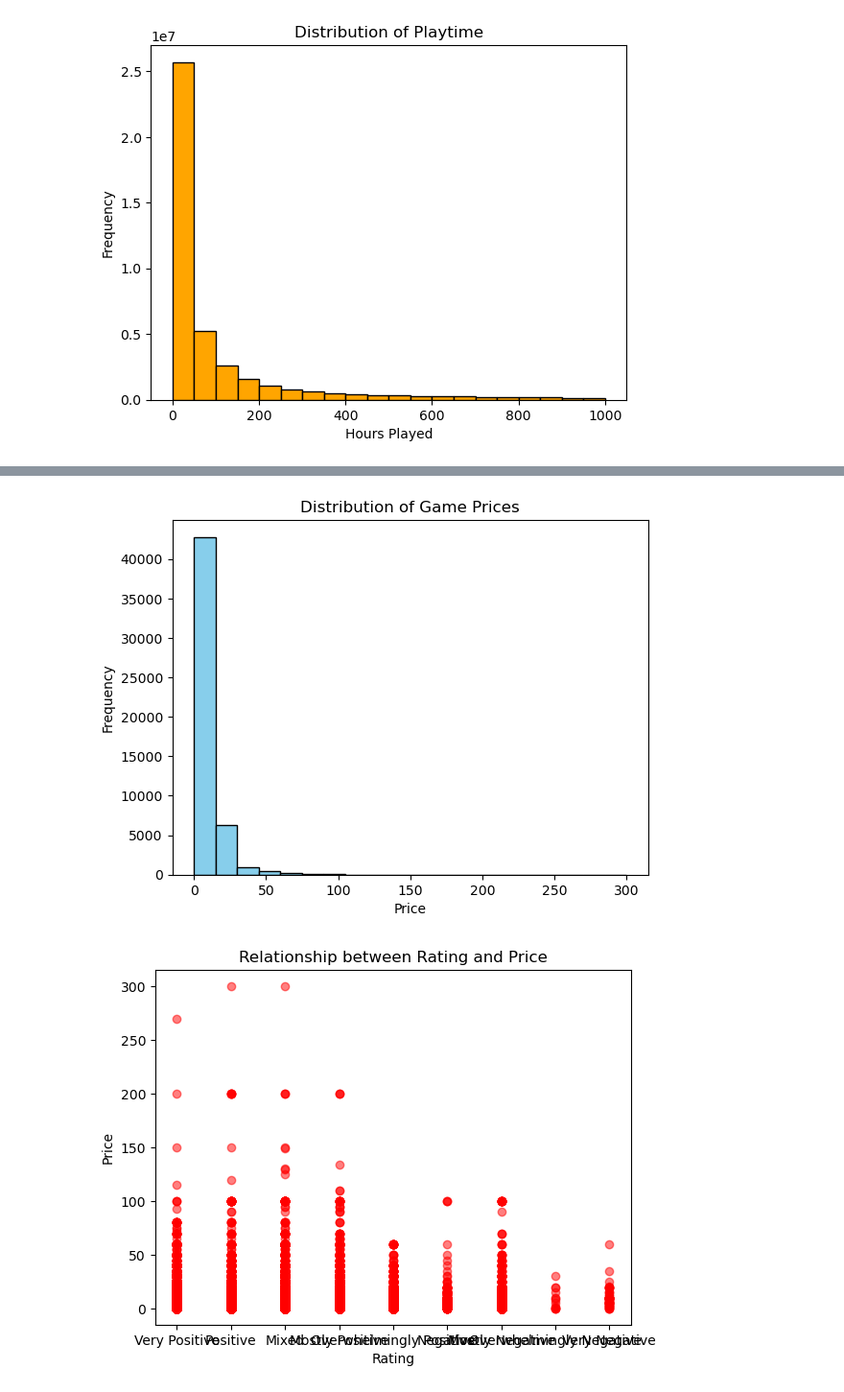
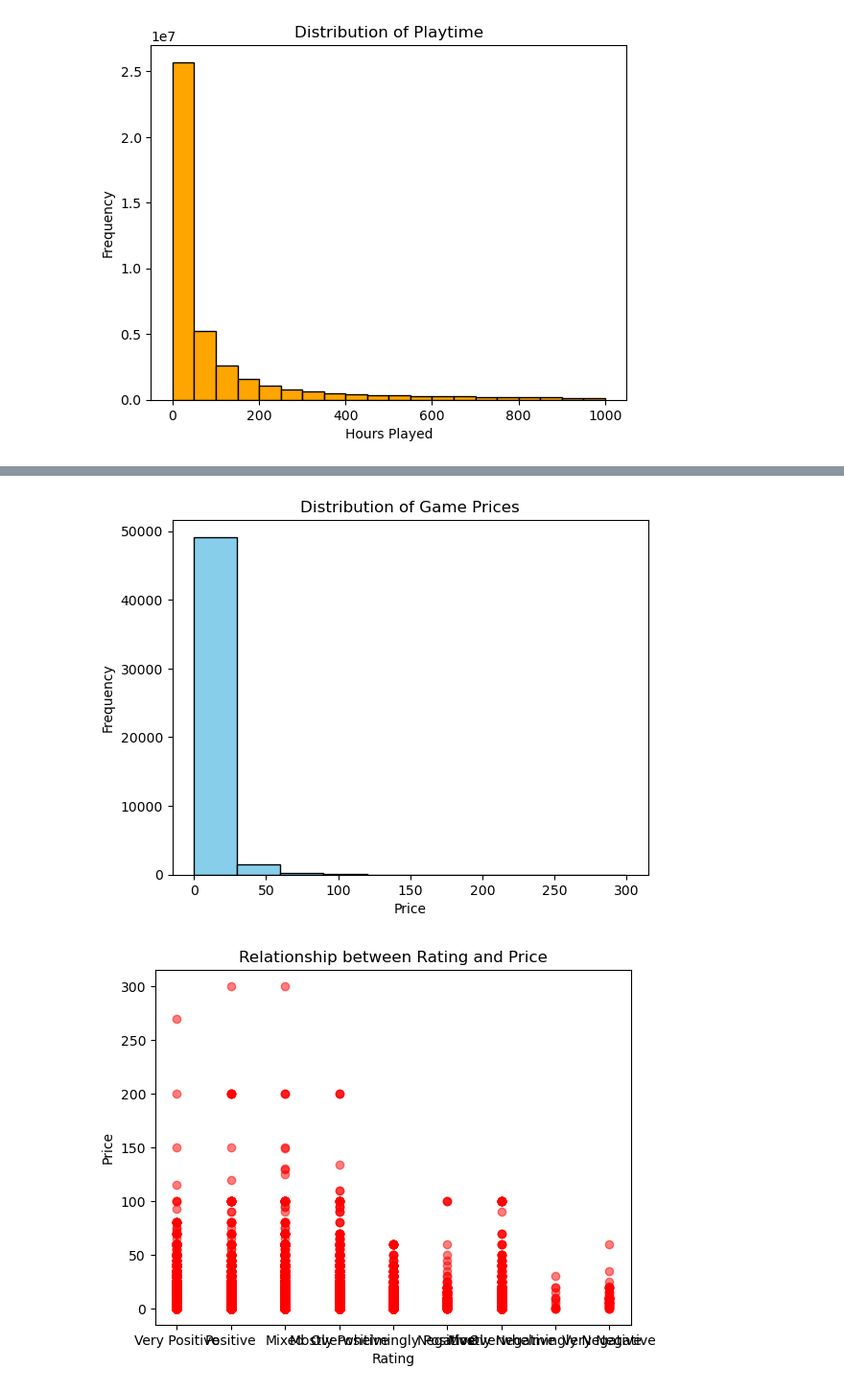
Before and after one commit to Milarize/EDA, a Jupyter notebook: EDA_Steam.ipynb, the cells around one changed output, grey strips where cells are left out. Shown: that part at 96% size. Cells and saved outputs as stored; diff of their text form; code cells hidden in the pictures.

```diff
--- a/EDA_Steam.ipynb
+++ b/EDA_Steam.ipynb
@@ -226,12 +269,12 @@ plt.show()
 # %%
 # นำเสนอราคาของเกม
-plt.hist(df_games['price_final'], bins=20, color='skyblue', edgecolor='black')
+plt.hist(df_games['price_final'], bins=10, color='skyblue', edgecolor='black')
 plt.title('Distribution of Game Prices')
 plt.xlabel('Price')
 plt.ylabel('Frequency')
 plt.show()
 # %% [output]
-[figure, old version]
+[figure, new version]
 # %%
 # ความสัมพันธ์ระหว่างราคาและคะแนน
 plt.scatter(df_games['rating'], df_games['price_final'], color='red', alpha=0.5)
```
Also changed, not shown: parts of 9 cells of this notebook.
